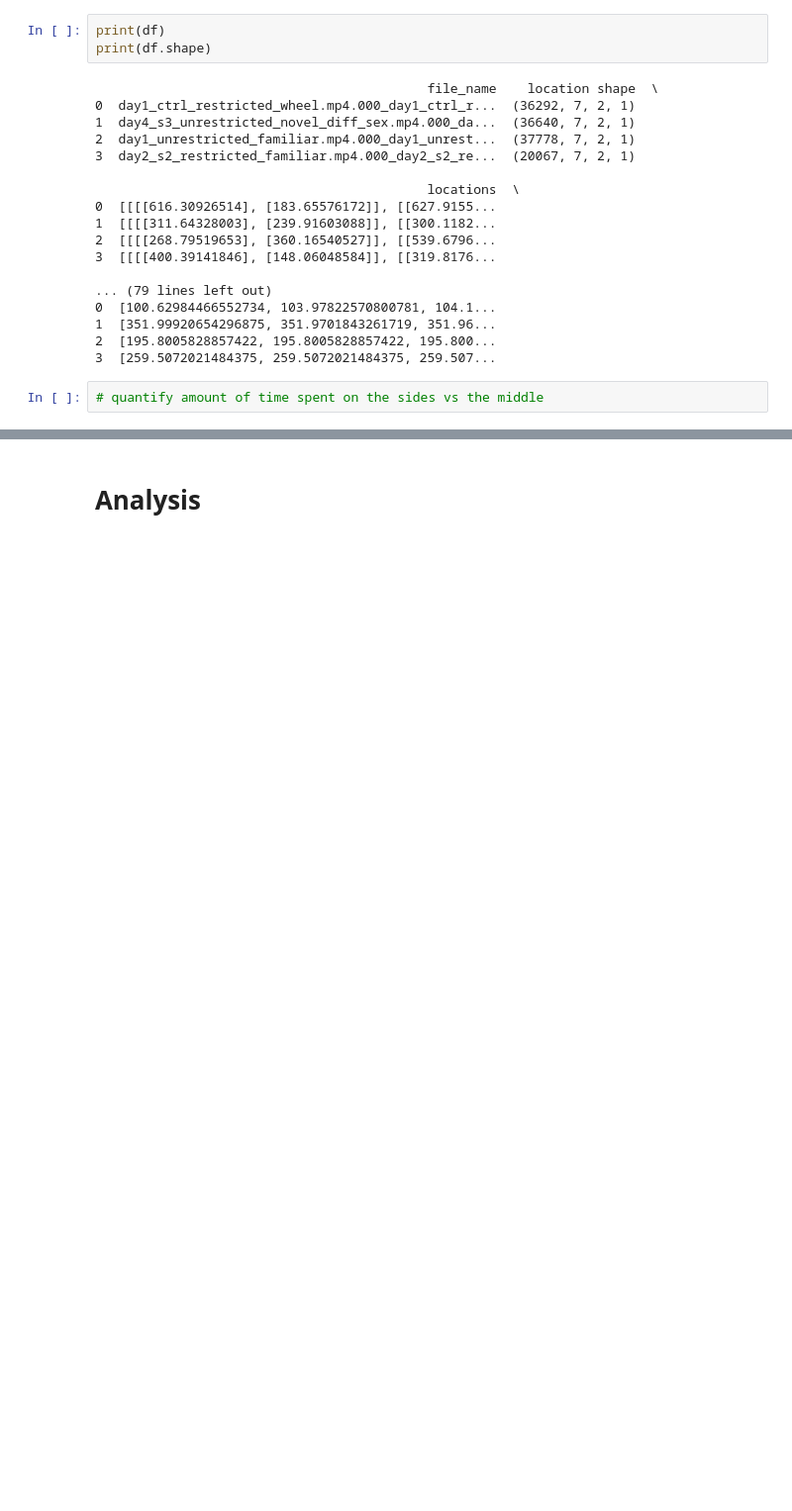
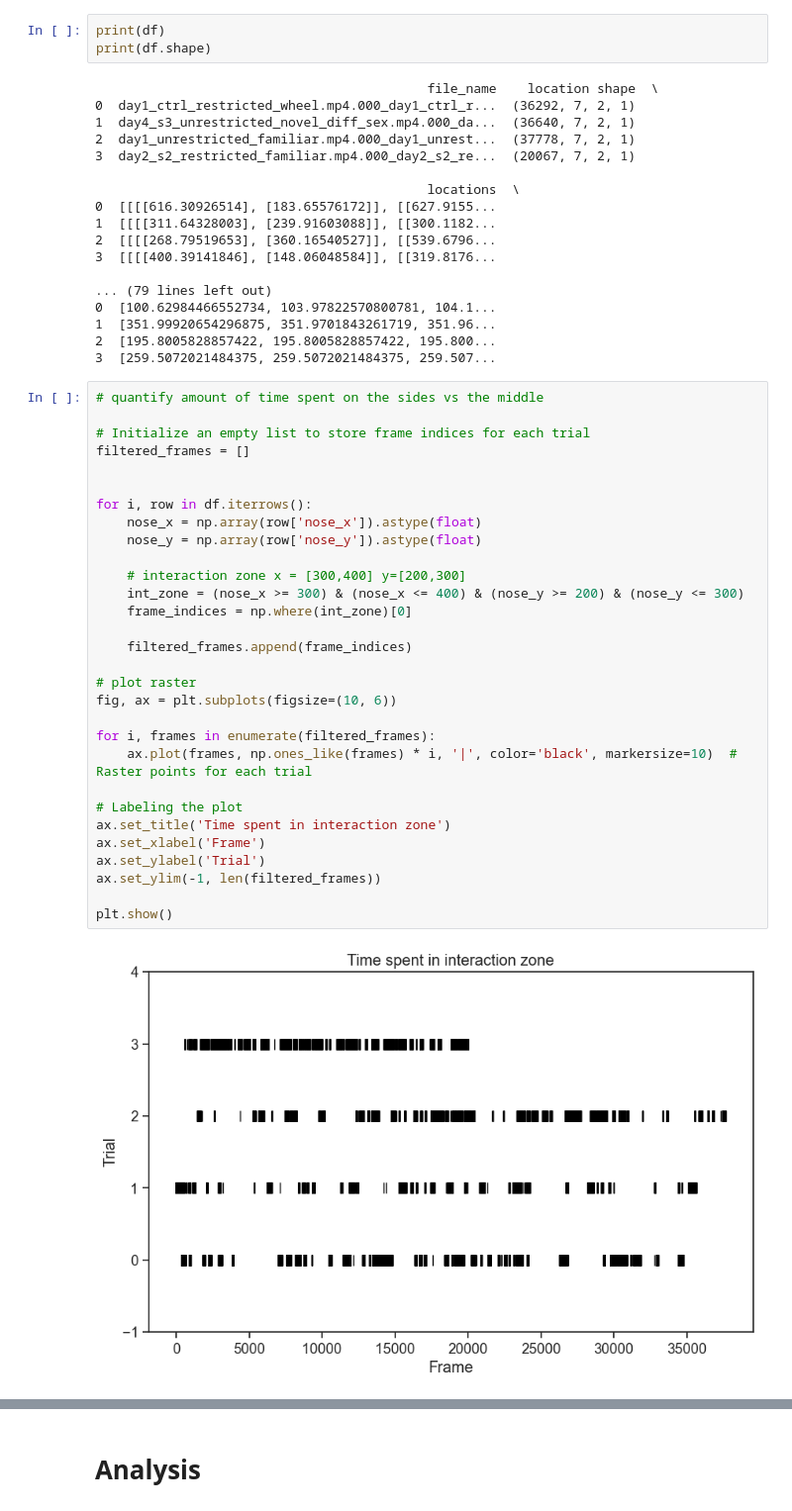
Before and after one commit to ellaksay2/dev, a Jupyter notebook: python/notebooks/SLEAP_analysis_v2.ipynb, the cells around one changed output, grey strips where cells are left out. Shown: that part at 99% size. Cells and saved outputs as stored; diff of their text form; blank space fills up the shorter version.

```diff
--- a/python/notebooks/SLEAP_analysis_v2.ipynb
+++ b/python/notebooks/SLEAP_analysis_v2.ipynb
@@ -247,5 +249,35 @@ print(df.shape)
 1  [351.99920654296875, 351.9701843261719, 351.96...
 2  [195.8005828857422, 195.8005828857422, 195.800...
 3  [259.5072021484375, 259.5072021484375, 259.507...
-# %%
-# quantify amount of time spent on the sides vs the middle
+# %%
+# quantify amount of time spent on the sides vs the middle
+
+# Initialize an empty list to store frame indices for each trial
+filtered_frames = []
+
+
+for i, row in df.iterrows():
+    nose_x = np.array(row['nose_x']).astype(float)
+    nose_y = np.array(row['nose_y']).astype(float)
+
+    # interaction zone x = [300,400] y=[200,300]
+    int_zone = (nose_x >= 300) & (nose_x <= 400) & (nose_y >= 200) & (nose_y <= 300)
+    frame_indices = np.where(int_zone)[0]
+
+    filtered_frames.append(frame_indices)
+
+# plot raster
+fig, ax = plt.subplots(figsize=(10, 6))
+
+for i, frames in enumerate(filtered_frames):
+    ax.plot(frames, np.ones_like(frames) * i, '|', color='black', markersize=10)  # Raster points for each trial
+
+# Labeling the plot
+ax.set_title('Time spent in interaction zone')
+ax.set_xlabel('Frame')
+ax.set_ylabel('Trial')
+ax.set_ylim(-1, len(filtered_frames))
+
+plt.show()
+# %% [output]
+[figure, added]
```
Also changed, not shown: parts of 3 cells of this notebook.
